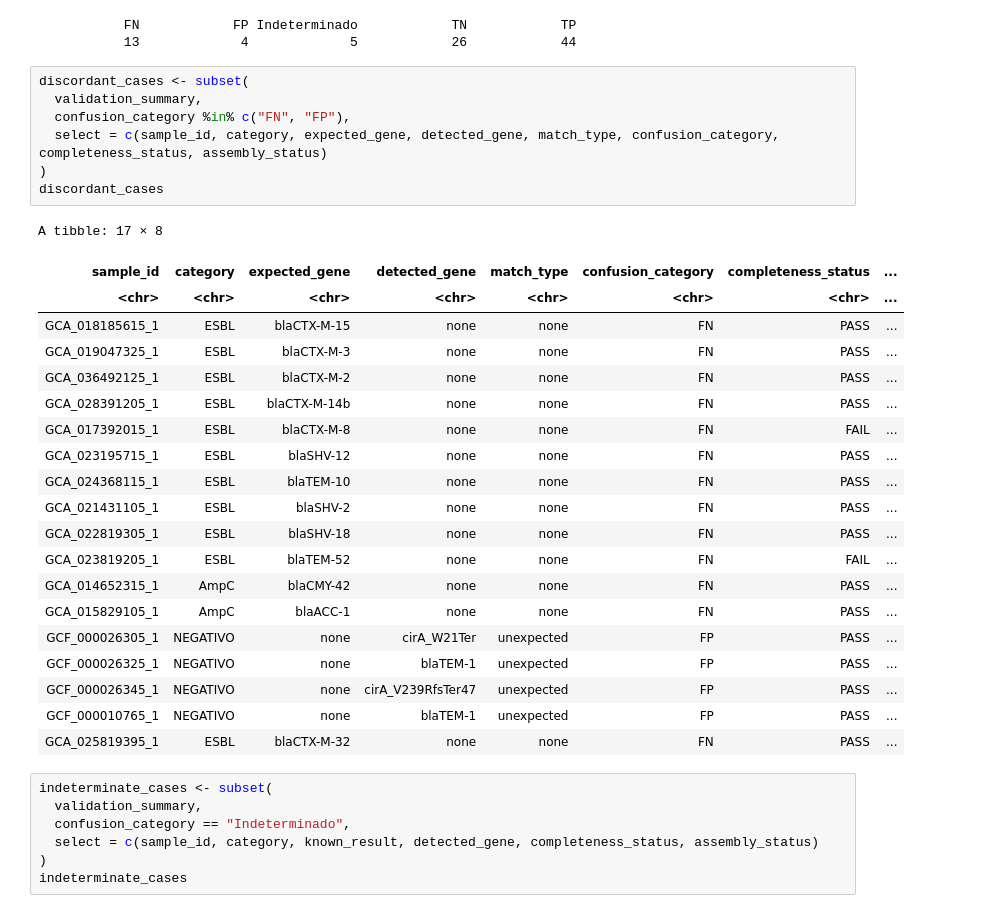
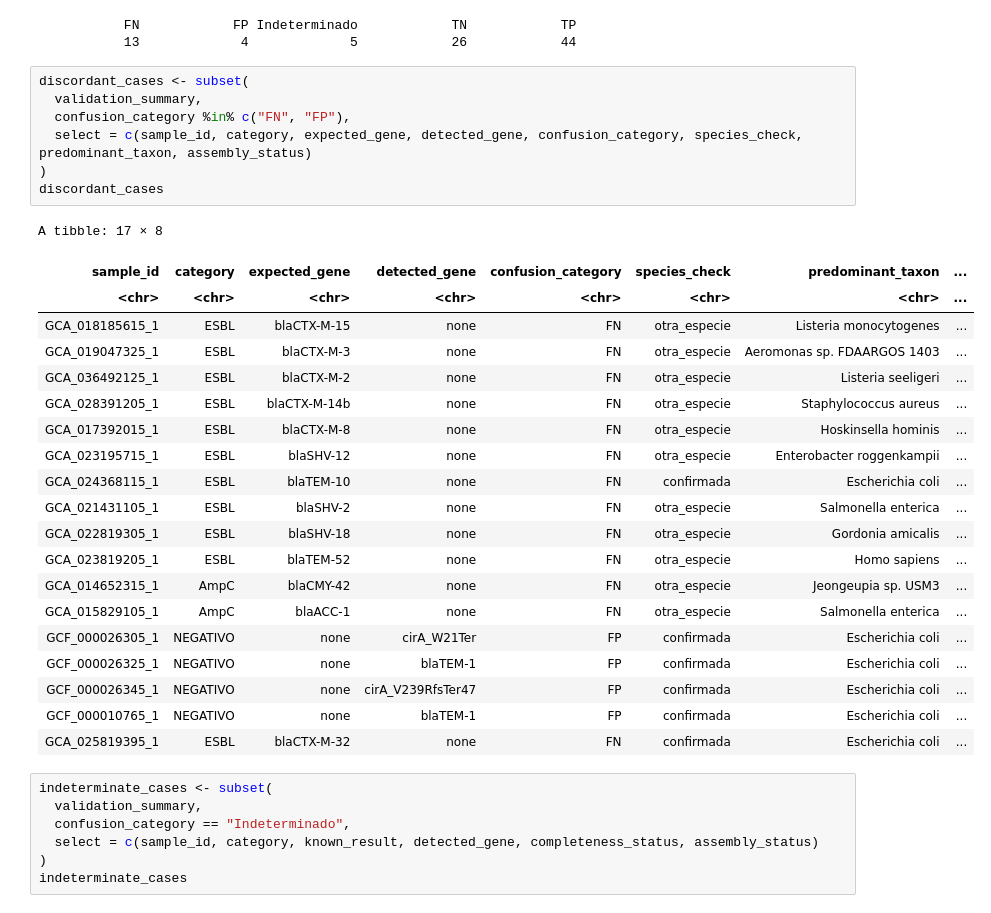
Before and after one commit to angeldmar/Pipeline-Resistencia-Cefalosporinas, a Jupyter notebook: validacion_estadistica/notebooks/validacion_estadistica.ipynb, the cells around one changed output. Drawn from its saved outputs; the diff is of its cells as text.

```diff
--- a/validacion_estadistica/notebooks/validacion_estadistica.ipynb
+++ b/validacion_estadistica/notebooks/validacion_estadistica.ipynb
@@ -61,31 +61,31 @@ Distribución completa (92 muestras):
 # %%
 discordant_cases <- subset(
   validation_summary,
   confusion_category %in% c("FN", "FP"),
-  select = c(sample_id, category, expected_gene, detected_gene, match_type, confusion_category, completeness_status, assembly_status)
+  select = c(sample_id, category, expected_gene, detected_gene, confusion_category, species_check, predominant_taxon, assembly_status)
 )
 discordant_cases
 # %% [output]
 A tibble: 17 × 8
-| sample_id | category | expected_gene | detected_gene | match_type | confusion_category | completeness_status | ... |
+| sample_id | category | expected_gene | detected_gene | confusion_category | species_check | predominant_taxon | ... |
 | <chr> | <chr> | <chr> | <chr> | <chr> | <chr> | <chr> | ... |
-| GCA_018185615_1 | ESBL | blaCTX-M-15 | none | none | FN | PASS | ... |
-| GCA_019047325_1 | ESBL | blaCTX-M-3 | none | none | FN | PASS | ... |
-| GCA_036492125_1 | ESBL | blaCTX-M-2 | none | none | FN | PASS | ... |
-| GCA_028391205_1 | ESBL | blaCTX-M-14b | none | none | FN | PASS | ... |
-| GCA_017392015_1 | ESBL | blaCTX-M-8 | none | none | FN | FAIL | ... |
-| GCA_023195715_1 | ESBL | blaSHV-12 | none | none | FN | PASS | ... |
-| GCA_024368115_1 | ESBL | blaTEM-10 | none | none | FN | PASS | ... |
-| GCA_021431105_1 | ESBL | blaSHV-2 | none | none | FN | PASS | ... |
-| GCA_022819305_1 | ESBL | blaSHV-18 | none | none | FN | PASS | ... |
-| GCA_023819205_1 | ESBL | blaTEM-52 | none | none | FN | FAIL | ... |
-| GCA_014652315_1 | AmpC | blaCMY-42 | none | none | FN | PASS | ... |
-| GCA_015829105_1 | AmpC | blaACC-1 | none | none | FN | PASS | ... |
-| GCF_000026305_1 | NEGATIVO | none | cirA_W21Ter | unexpected | FP | PASS | ... |
-| GCF_000026325_1 | NEGATIVO | none | blaTEM-1 | unexpected | FP | PASS | ... |
-| GCF_000026345_1 | NEGATIVO | none | cirA_V239RfsTer47 | unexpected | FP | PASS | ... |
-| GCF_000010765_1 | NEGATIVO | none | blaTEM-1 | unexpected | FP | PASS | ... |
-| GCA_025819395_1 | ESBL | blaCTX-M-32 | none | none | FN | PASS | ... |
+| GCA_018185615_1 | ESBL | blaCTX-M-15 | none | FN | otra_especie | Listeria monocytogenes | ... |
+| GCA_019047325_1 | ESBL | blaCTX-M-3 | none | FN | otra_especie | Aeromonas sp. FDAARGOS 1403 | ... |
+| GCA_036492125_1 | ESBL | blaCTX-M-2 | none | FN | otra_especie | Listeria seeligeri | ... |
+| GCA_028391205_1 | ESBL | blaCTX-M-14b | none | FN | otra_especie | Staphylococcus aureus | ... |
+| GCA_017392015_1 | ESBL | blaCTX-M-8 | none | FN | otra_especie | Hoskinsella hominis | ... |
+| GCA_023195715_1 | ESBL | blaSHV-12 | none | FN | otra_especie | Enterobacter roggenkampii | ... |
+| GCA_024368115_1 | ESBL | blaTEM-10 | none | FN | confirmada | Escherichia coli | ... |
+| GCA_021431105_1 | ESBL | blaSHV-2 | none | FN | otra_especie | Salmonella enterica | ... |
+| GCA_022819305_1 | ESBL | blaSHV-18 | none | FN | otra_especie | Gordonia amicalis | ... |
+| GCA_023819205_1 | ESBL | blaTEM-52 | none | FN | otra_especie | Homo sapiens | ... |
+| GCA_014652315_1 | AmpC | blaCMY-42 | none | FN | otra_especie | Jeongeupia sp. USM3 | ... |
+| GCA_015829105_1 | AmpC | blaACC-1 | none | FN | otra_especie | Salmonella enterica | ... |
+| GCF_000026305_1 | NEGATIVO | none | cirA_W21Ter | FP | confirmada | Escherichia coli | ... |
+| GCF_000026325_1 | NEGATIVO | none | blaTEM-1 | FP | confirmada | Escherichia coli | ... |
+| GCF_000026345_1 | NEGATIVO | none | cirA_V239RfsTer47 | FP | confirmada | Escherichia coli | ... |
+| GCF_000010765_1 | NEGATIVO | none | blaTEM-1 | FP | confirmada | Escherichia coli | ... |
+| GCA_025819395_1 | ESBL | blaCTX-M-32 | none | FN | confirmada | Escherichia coli | ... |
 # %%
 indeterminate_cases <- subset(
   validation_summary,
```
Also changed, not shown: parts of 3 cells of this notebook.
